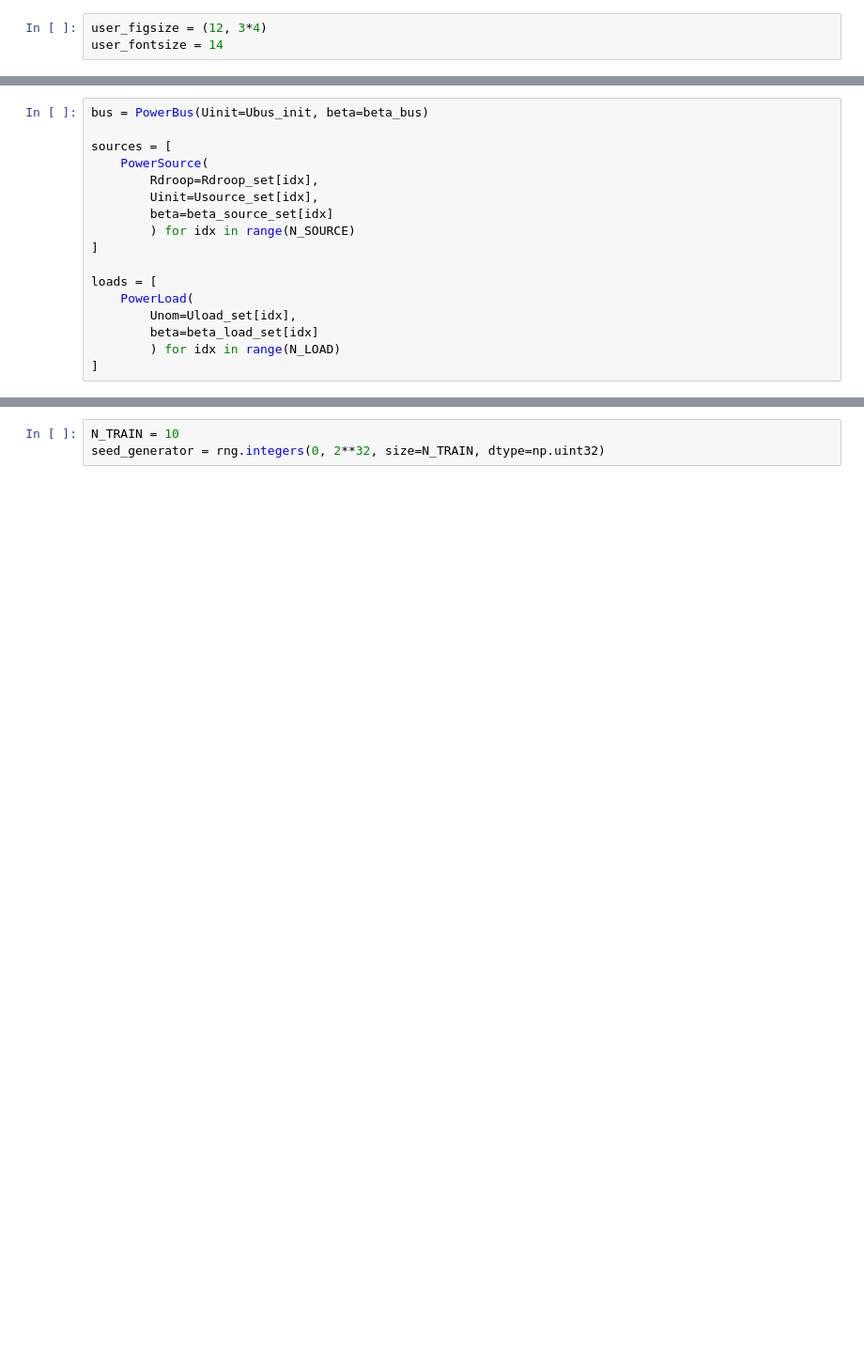
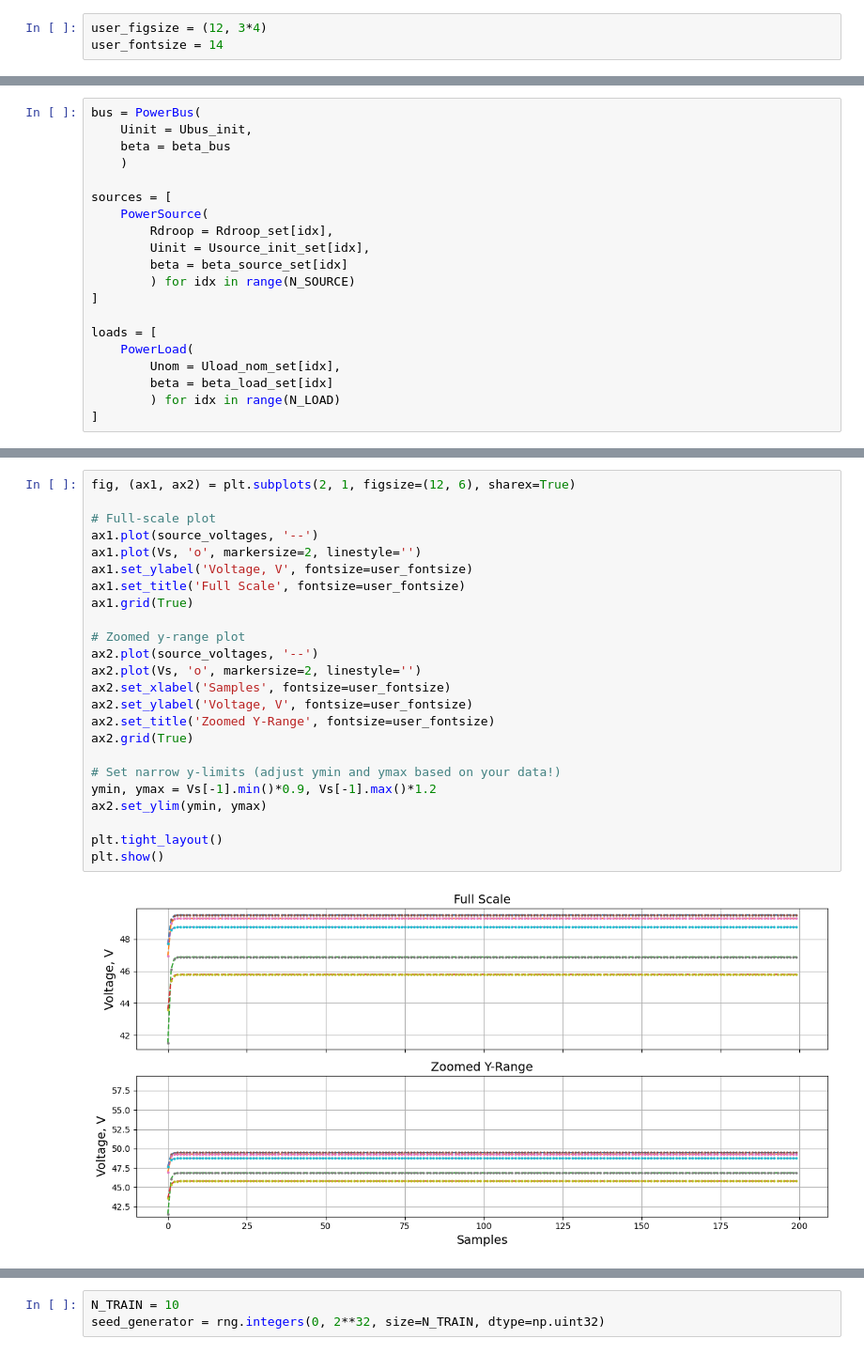
Before and after one commit to romangorbunov91/dc-microgrid, a Jupyter notebook: test_agents.ipynb, the cells around one changed output, grey strips where cells are left out. Shown at 94% size. Drawn from its saved outputs; the diff is of its cells as text; blank space fills up the shorter version.

```diff
--- a/test_agents.ipynb
+++ b/test_agents.ipynb
@@ -43,17 +45,20 @@ print('Мощность номинальная системы электросн
 # %%
-bus = PowerBus(Uinit=Ubus_init, beta=beta_bus)
+bus = PowerBus(
+    Uinit = Ubus_init,
+    beta = beta_bus
+    )
 
 sources = [
     PowerSource(
-        Rdroop=Rdroop_set[idx],
-        Uinit=Usource_set[idx],
-        beta=beta_source_set[idx]
+        Rdroop = Rdroop_set[idx],
+        Uinit = Usource_init_set[idx],
+        beta = beta_source_set[idx]
         ) for idx in range(N_SOURCE)
 ]
 
 loads = [
     PowerLoad(
-        Unom=Uload_set[idx],
-        beta=beta_load_set[idx]
+        Unom = Uload_nom_set[idx],
+        beta = beta_load_set[idx]
         ) for idx in range(N_LOAD)
 ]
@@ -147,0 +177,26 @@ plt.show()
+# %%
+fig, (ax1, ax2) = plt.subplots(2, 1, figsize=(12, 6), sharex=True)
+
+# Full-scale plot
+ax1.plot(source_voltages, '--')
+ax1.plot(Vs, 'o', markersize=2, linestyle='')
+ax1.set_ylabel('Voltage, V', fontsize=user_fontsize)
+ax1.set_title('Full Scale', fontsize=user_fontsize)
+ax1.grid(True)
+
+# Zoomed y-range plot
+ax2.plot(source_voltages, '--')
+ax2.plot(Vs, 'o', markersize=2, linestyle='')
+ax2.set_xlabel('Samples', fontsize=user_fontsize)
+ax2.set_ylabel('Voltage, V', fontsize=user_fontsize)
+ax2.set_title('Zoomed Y-Range', fontsize=user_fontsize)
+ax2.grid(True)
+
+# Set narrow y-limits (adjust ymin and ymax based on your data!)
+ymin, ymax = Vs[-1].min()*0.9, Vs[-1].max()*1.2
+ax2.set_ylim(ymin, ymax)
+
+plt.tight_layout()
+plt.show()
+# %% [output]
+[figure, added]
```
Also changed, not shown: parts of 13 cells of this notebook, 5 other files.
